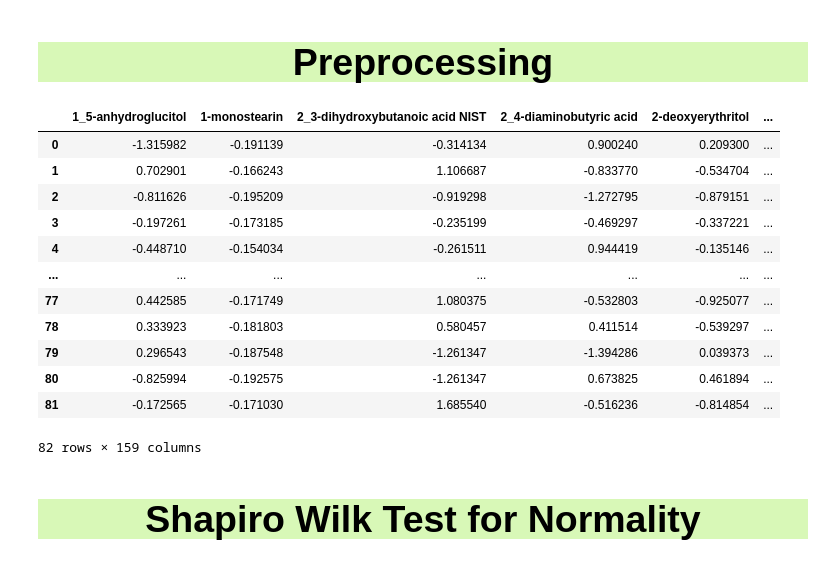
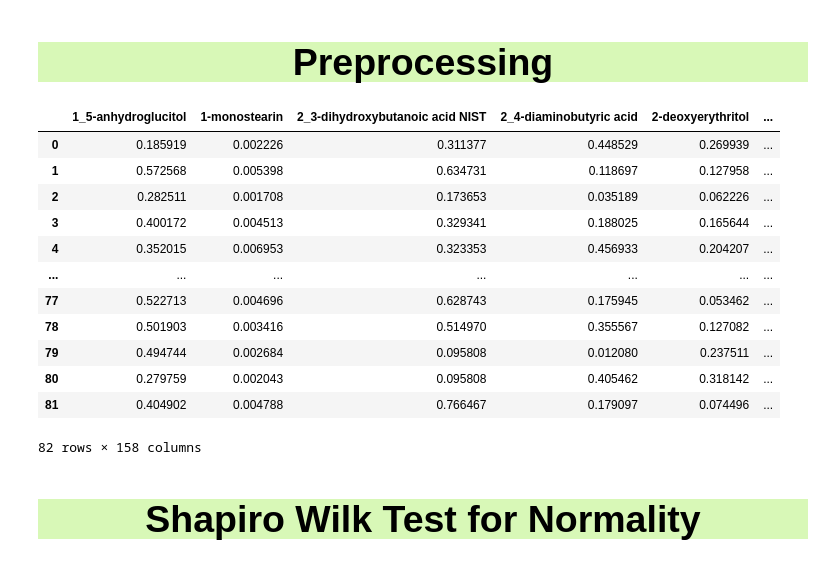
Before and after one commit to YashKhairnar/4BIT, a Jupyter notebook: metabolites/final and best approach/Approach 1/plasma_test_final.ipynb, the cells around one changed output. Cells and saved outputs as stored; diff of their text form; code cells hidden in the pictures.

```diff
--- a/metabolites/final and best approach/Approach 1/plasma_test_final.ipynb
+++ b/metabolites/final and best approach/Approach 1/plasma_test_final.ipynb
@@ -64,25 +56,11 @@ labels = np.reshape(df0.Class.to_numpy(), (82,1))
 
 <h1 style="background-color:#d8f8b7;font-family:newtimeroman;font-size:250%;text-align:center;border-radius: 15px 50px;">Preprocessing</h1>
 # %%
-from sklearn.preprocessing import StandardScaler, Normalizer, MinMaxScaler, RobustScaler
+#from sklearn.preprocessing import StandardScaler, Normalizer, MinMaxScaler, RobustScaler
 
-scl = StandardScaler().fit(df0.iloc[:, :-1])
-stand = scl.transform(df0.iloc[:, :-1])
+#scl = StandardScaler().fit(df0.iloc[:, :-1])
+#stand = scl.transform(df0.iloc[:, :-1])
 # stand
-df = pd.DataFrame(stand, columns = df0.columns[:-1])
-df = pd.concat([df, df0.iloc[:, -1]], axis=1)
-df
+#df = pd.DataFrame(stand, columns = df0.columns[:-1])
+#df = pd.concat([df, df0.iloc[:, -1]], axis=1)
+#df
-# %% [output]
-|  | 1_5-anhydroglucitol | 1-monostearin | 2_3-dihydroxybutanoic acid NIST | 2_4-diaminobutyric acid | 2-deoxyerythritol | ... |
-| 0 | -1.315982 | -0.191139 | -0.314134 | 0.900240 | 0.209300 | ... |
-| 1 | 0.702901 | -0.166243 | 1.106687 | -0.833770 | -0.534704 | ... |
-| 2 | -0.811626 | -0.195209 | -0.919298 | -1.272795 | -0.879151 | ... |
-| 3 | -0.197261 | -0.173185 | -0.235199 | -0.469297 | -0.337221 | ... |
-| 4 | -0.448710 | -0.154034 | -0.261511 | 0.944419 | -0.135146 | ... |
-| ... | ... | ... | ... | ... | ... | ... |
-| 77 | 0.442585 | -0.171749 | 1.080375 | -0.532803 | -0.925077 | ... |
-| 78 | 0.333923 | -0.181803 | 0.580457 | 0.411514 | -0.539297 | ... |
-| 79 | 0.296543 | -0.187548 | -1.261347 | -1.394286 | 0.039373 | ... |
-| 80 | -0.825994 | -0.192575 | -1.261347 | 0.673825 | 0.461894 | ... |
-| 81 | -0.172565 | -0.171030 | 1.685540 | -0.516236 | -0.814854 | ... |
-82 rows × 159 columns
@@ -89,3 +73,27 @@ df
+# %%
+temp_df = df0
+class_col = temp_df['Class']
+temp_df.drop(['Class'] , axis = 1 , inplace = True)
+
+scaler = MinMaxScaler()
+scaler.fit(temp_df)
+scaled_data = scaler.transform(temp_df)
+scaled_df = pd.DataFrame(scaled_data, columns=temp_df.columns[:])
+scaled_df
+# %% [output]
+|  | 1_5-anhydroglucitol | 1-monostearin | 2_3-dihydroxybutanoic acid NIST | 2_4-diaminobutyric acid | 2-deoxyerythritol | ... |
+| 0 | 0.185919 | 0.002226 | 0.311377 | 0.448529 | 0.269939 | ... |
+| 1 | 0.572568 | 0.005398 | 0.634731 | 0.118697 | 0.127958 | ... |
+| 2 | 0.282511 | 0.001708 | 0.173653 | 0.035189 | 0.062226 | ... |
+| 3 | 0.400172 | 0.004513 | 0.329341 | 0.188025 | 0.165644 | ... |
+| 4 | 0.352015 | 0.006953 | 0.323353 | 0.456933 | 0.204207 | ... |
+| ... | ... | ... | ... | ... | ... | ... |
+| 77 | 0.522713 | 0.004696 | 0.628743 | 0.175945 | 0.053462 | ... |
+| 78 | 0.501903 | 0.003416 | 0.514970 | 0.355567 | 0.127082 | ... |
+| 79 | 0.494744 | 0.002684 | 0.095808 | 0.012080 | 0.237511 | ... |
+| 80 | 0.279759 | 0.002043 | 0.095808 | 0.405462 | 0.318142 | ... |
+| 81 | 0.404902 | 0.004788 | 0.766467 | 0.179097 | 0.074496 | ... |
+82 rows × 158 columns
 # %% [markdown]
 <a id="3"></a>
 
```
Also changed, not shown: parts of 15 cells of this notebook, 6 other files.
